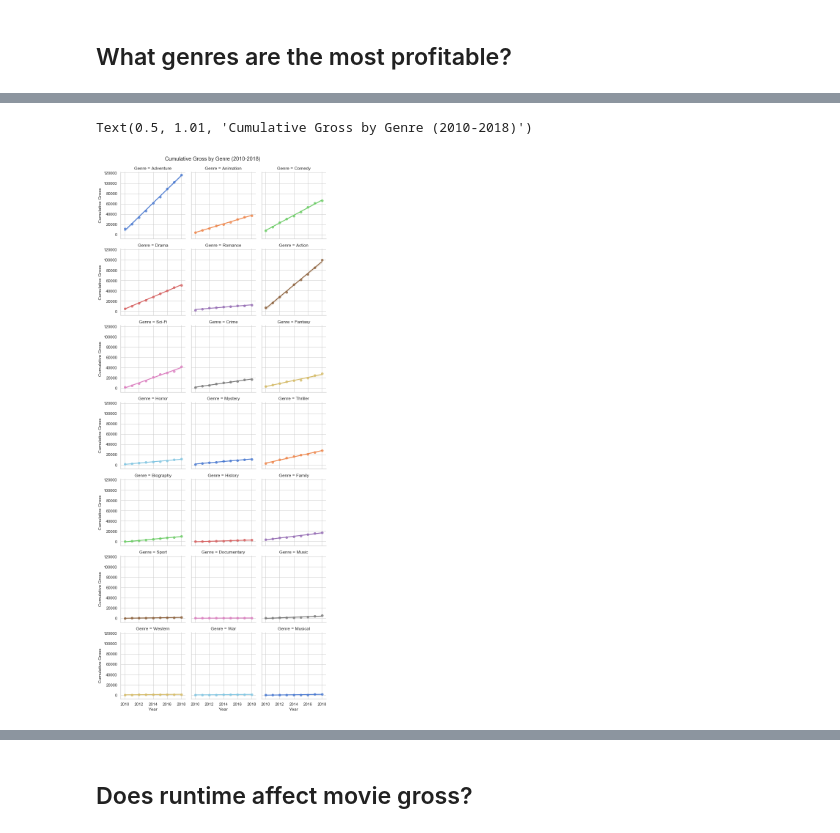
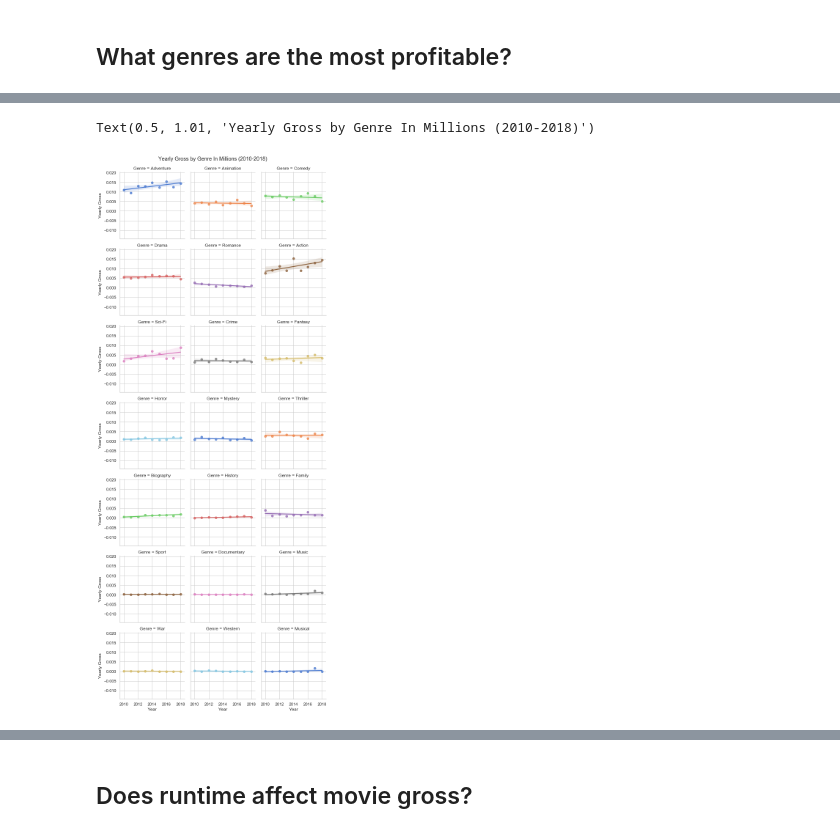
Before and after one commit to charlottebasch/A-Visual-Exploration-of-Movie-Profit-Trends, a Jupyter notebook: student.ipynb, the cells around one changed output, grey strips where cells are left out. Drawn from its saved outputs; the diff is of its cells as text; code cells hidden in the pictures.

```diff
--- a/student.ipynb
+++ b/student.ipynb
@@ -27,10 +27,10 @@ import plotly.express as px
 # %%
 #Import data from imdb, tmdb, and tn
 pd.set_option("display.max_rows", None, "display.max_columns", None)
-imdb_title_basics = pd.read_csv(r"C:\Users\charlotte\Flatiron\Module_1\mod-1-project\zippedData\imdb.title.basics.csv.gz")
-imdb_title_ratings = pd.read_csv(r"C:\Users\charlotte\Flatiron\Module_1\mod-1-project\zippedData\imdb.title.ratings.csv.gz")
-tmdb_movies = pd.read_csv(r"C:\Users\charlotte\Flatiron\Module_1\mod-1-project\zippedData\tmdb.movies.csv.gz")
-tn_movie_budgets = pd.read_csv(r"C:\Users\charlotte\Flatiron\Module_1\mod-1-project\zippedData\tn.movie_budgets.csv.gz")
+imdb_title_basics = pd.read_csv(r"zippedData\imdb.title.basics.csv.gz")
+imdb_title_ratings = pd.read_csv(r"zippedData\imdb.title.ratings.csv.gz")
+tmdb_movies = pd.read_csv(r"zippedData\tmdb.movies.csv.gz")
+tn_movie_budgets = pd.read_csv(r"zippedData\tn.movie_budgets.csv.gz")
 # %%
 display(imdb_title_basics.head(10))
 # %% [output]
@@ -276,14 +332,17 @@ plt.show()
 # %%
-#Generate the cumulative total for each genre based on year
-cum_total = 0
+#Generate the yearly total for each genre based on year
 genre_cols = []
 year_cols = []
-total_cols = []
+yearly_total_cols = []
 for genre in genres_list:
-    cum_total = 0
     for year in years:
-        yearly_total = movies[(movies[genre] == True) & (movies["year"] == year)]["worldwide_gross"].sum()
-        cum_total += yearly_total
+        yearly_total = movies[(movies[genre] == True) & (movies["year"] == year)]["worldwide_gross"].sum()/1000000
         genre_cols.append(genre)
         year_cols.append(year)
-        total_cols.append(cum_total)
+        yearly_total_cols.append(yearly_total)
+
+#Create a new dataframe based on the yearly data
+yearly_gross = pd.DataFrame(list(zip(genre_cols, year_cols, yearly_total_cols)),
+                                columns=["Genre", "Year", "Yearly Gross"])
+
+display(yearly_gross.head())
@@ -303,13 +356,13 @@ display(cumulative_gross.head())
 # %%
-#Create a plot for each genre showing cumulative gross for the stated years
-g = sns.lmplot(x="Year", y="Cumulative Gross", col="Genre", hue="Genre", data=cumulative_gross,
+#Create a plot for each genre showing yearly gross for the stated years
+g = sns.lmplot(x="Year", y="Yearly Gross", col="Genre", hue="Genre", data=yearly_gross,
            col_wrap=3, palette="muted", height=3)
 fig = g.fig
 axes = fig.get_axes()
-fig.suptitle("Cumulative Gross by Genre (2010-2018)", y=1.01)
+fig.suptitle("Yearly Gross by Genre In Millions (2010-2018)", y=1.01)
 # %% [output]
-Text(0.5, 1.01, 'Cumulative Gross by Genre (2010-2018)')
+Text(0.5, 1.01, 'Yearly Gross by Genre In Millions (2010-2018)')
-[figure, old version]
+[figure, new version]
 # %%
 #Count the number of movies of each type
 counts = []
```
Also changed, not shown: parts of 46 cells of this notebook.
